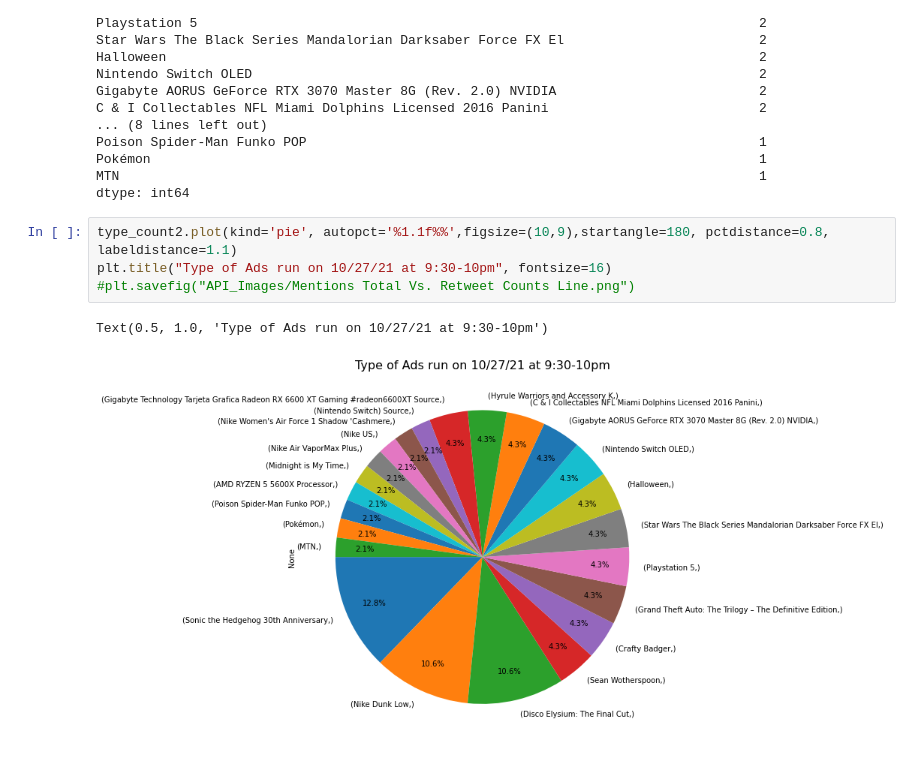
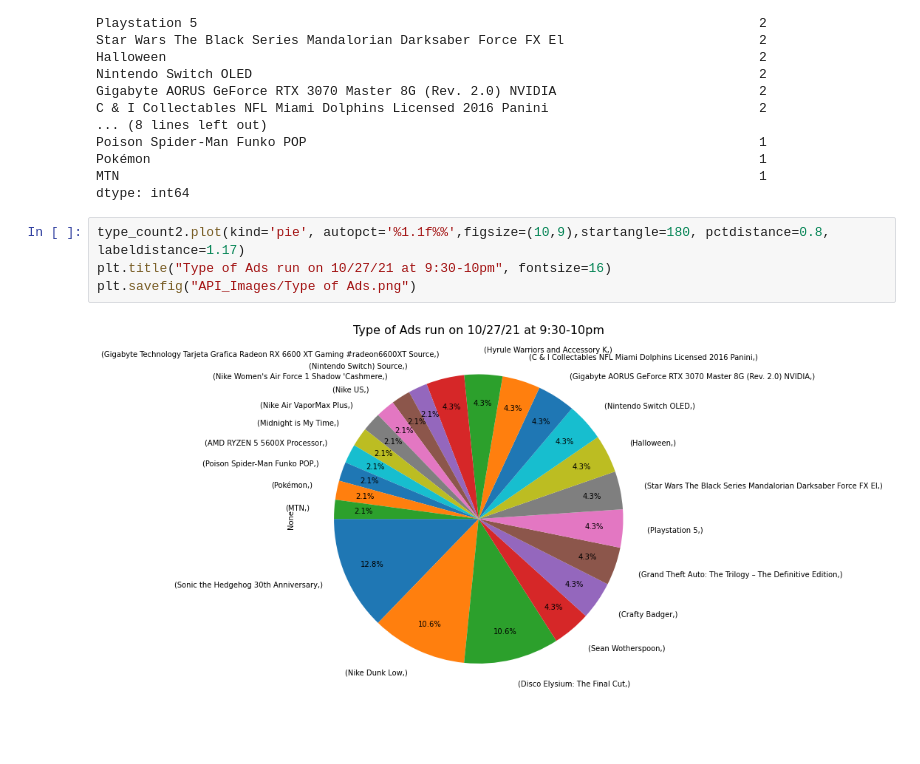
Before and after one commit to sthurstone/Return-Rate-Researchers---Project-I, a Jupyter notebook: API/Twitter_API_Analysis_Tables(1).ipynb FINAL.ipynb, the cells around one changed output. Cells and saved outputs as stored; diff of their text form; blank space fills up the shorter version.

```diff
--- a/API/Twitter_API_Analysis_Tables(1).ipynb FINAL.ipynb
+++ b/API/Twitter_API_Analysis_Tables(1).ipynb FINAL.ipynb
@@ -382,9 +382,8 @@ Pokémon
 MTN                                                                                  1
 dtype: int64
 # %%
-type_count2.plot(kind='pie', autopct='%1.1f%%',figsize=(10,9),startangle=180, pctdistance=0.8, labeldistance=1.1)
+type_count2.plot(kind='pie', autopct='%1.1f%%',figsize=(10,9),startangle=180, pctdistance=0.8, labeldistance=1.17)
 plt.title("Type of Ads run on 10/27/21 at 9:30-10pm", fontsize=16)
-#plt.savefig("API_Images/Mentions Total Vs. Retweet Counts Line.png")
+plt.savefig("API_Images/Type of Ads.png")
 # %% [output]
-Text(0.5, 1.0, 'Type of Ads run on 10/27/21 at 9:30-10pm')
-[figure, old version]
+[figure, new version]
```
Also changed, not shown: 1 other file.
